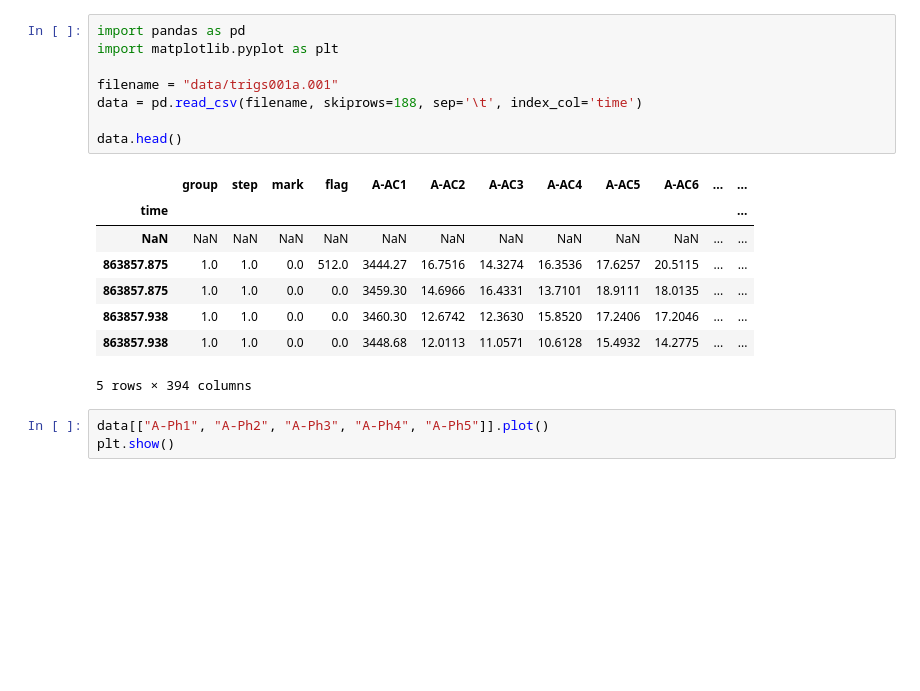
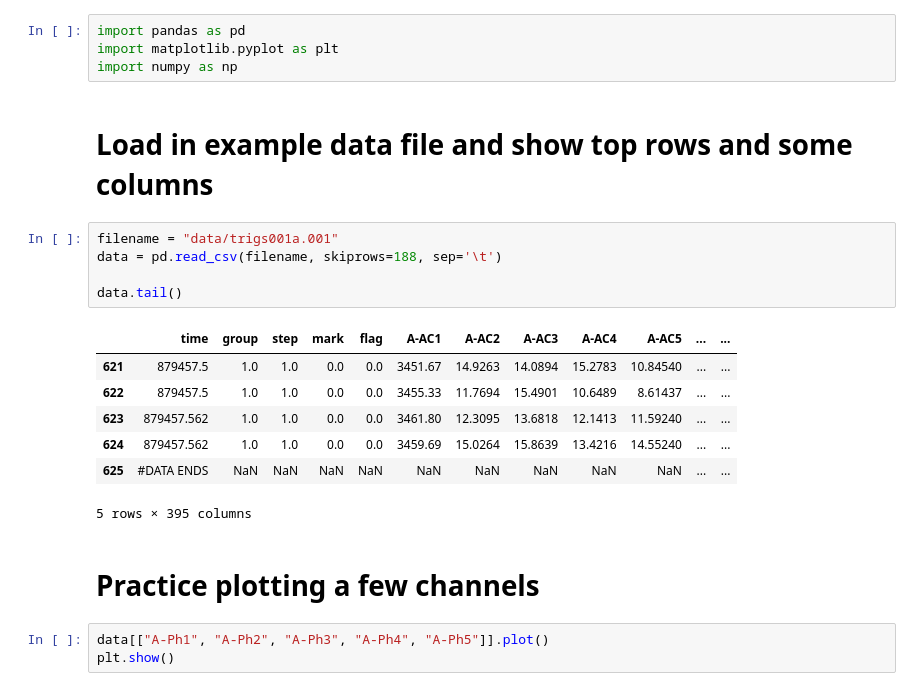
Before and after one commit to kylemath/pyoptical, a Jupyter notebook: optical_load.ipynb, the cells around one changed output. Drawn from its saved outputs; the diff is of its cells as text; blank space fills up the shorter version.

```diff
--- a/optical_load.ipynb
+++ b/optical_load.ipynb
@@ -1,20 +1,24 @@
+# %%
+import pandas as pd
+import matplotlib.pyplot as plt
+import numpy as np
+# %% [markdown]
+# Load in example data file and show top rows and some columns
 # %%
-import pandas as pd
-import matplotlib.pyplot as plt
+filename = "data/trigs001a.001"
+data = pd.read_csv(filename, skiprows=188, sep='\t')
 
-filename = "data/trigs001a.001"
-data = pd.read_csv(filename, skiprows=188, sep='\t', index_col='time')
-
-data.head()
+data.tail()
 # %% [output]
-|  | group | step | mark | flag | A-AC1 | A-AC2 | A-AC3 | A-AC4 | A-AC5 | A-AC6 | ... | ... |
-| time |  |  |  |  |  |  |  |  |  |  |  | ... |
-| NaN | NaN | NaN | NaN | NaN | NaN | NaN | NaN | NaN | NaN | NaN | ... | ... |
-| 863857.875 | 1.0 | 1.0 | 0.0 | 512.0 | 3444.27 | 16.7516 | 14.3274 | 16.3536 | 17.6257 | 20.5115 | ... | ... |
-| 863857.875 | 1.0 | 1.0 | 0.0 | 0.0 | 3459.30 | 14.6966 | 16.4331 | 13.7101 | 18.9111 | 18.0135 | ... | ... |
-| 863857.938 | 1.0 | 1.0 | 0.0 | 0.0 | 3460.30 | 12.6742 | 12.3630 | 15.8520 | 17.2406 | 17.2046 | ... | ... |
-| 863857.938 | 1.0 | 1.0 | 0.0 | 0.0 | 3448.68 | 12.0113 | 11.0571 | 10.6128 | 15.4932 | 14.2775 | ... | ... |
+|  | time | group | step | mark | flag | A-AC1 | A-AC2 | A-AC3 | A-AC4 | A-AC5 | ... | ... |
+| 621 | 879457.5 | 1.0 | 1.0 | 0.0 | 0.0 | 3451.67 | 14.9263 | 14.0894 | 15.2783 | 10.84540 | ... | ... |
+| 622 | 879457.5 | 1.0 | 1.0 | 0.0 | 0.0 | 3455.33 | 11.7694 | 15.4901 | 10.6489 | 8.61437 | ... | ... |
+| 623 | 879457.562 | 1.0 | 1.0 | 0.0 | 0.0 | 3461.80 | 12.3095 | 13.6818 | 12.1413 | 11.59240 | ... | ... |
+| 624 | 879457.562 | 1.0 | 1.0 | 0.0 | 0.0 | 3459.69 | 15.0264 | 15.8639 | 13.4216 | 14.55240 | ... | ... |
+| 625 | #DATA ENDS | NaN | NaN | NaN | NaN | NaN | NaN | NaN | NaN | NaN | ... | ... |
-5 rows × 394 columns
+5 rows × 395 columns
+# %% [markdown]
+# Practice plotting a few channels
 # %%
 data[["A-Ph1", "A-Ph2", "A-Ph3", "A-Ph4", "A-Ph5"]].plot()
 plt.show()
```
Also changed, not shown: parts of 4 cells of this notebook, 1 other file.
